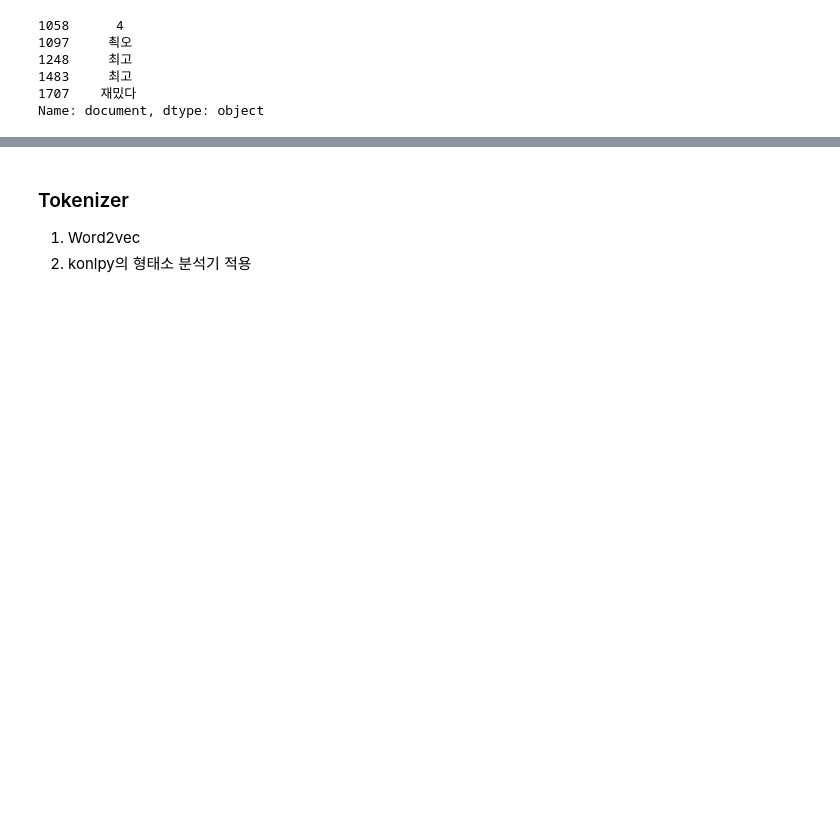
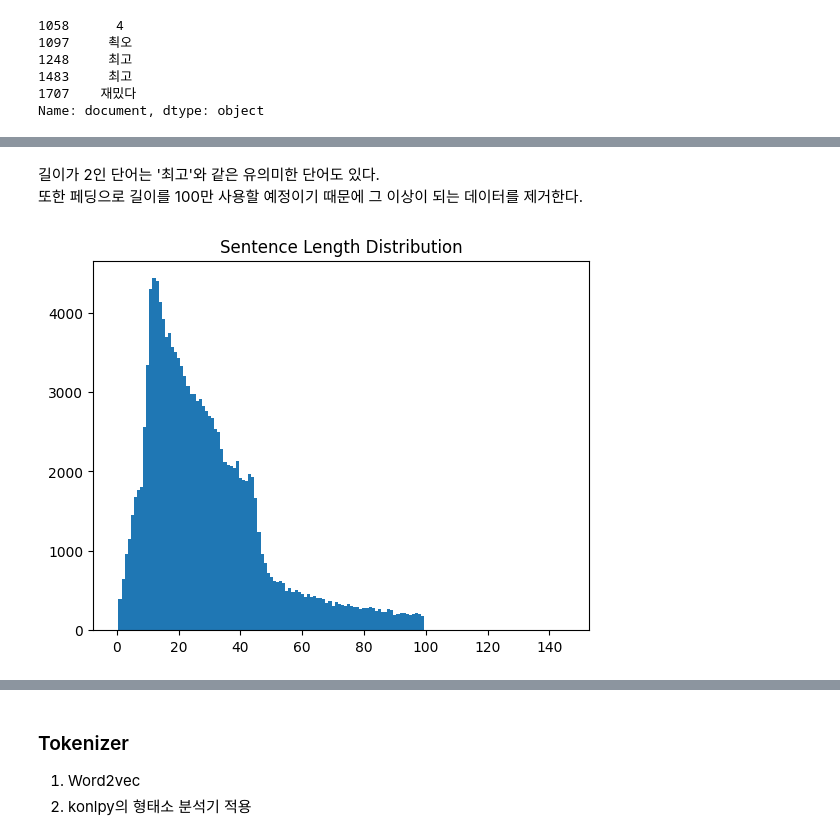
Before and after one commit to crlotwhite-mirror/AiffelOnline4, a Jupyter notebook: GD/Node1/Project1.ipynb, the cells around one changed output, grey strips where cells are left out. Cells and saved outputs as stored; diff of their text form; code cells hidden in the pictures; blank space fills up the shorter version.

```diff
--- a/GD/Node1/Project1.ipynb
+++ b/GD/Node1/Project1.ipynb
@@ -65,0 +162,19 @@ Name: document, dtype: object
+# %% [markdown]
+길이가 2인 단어는 '최고'와 같은 유의미한 단어도 있다.
+또한 페딩으로 길이를 100만 사용할 예정이기 때문에 그 이상이 되는 데이터를 제거한다.
+# %%
+# 길이 조건에 맞는 문장만 선택합니다.
+train_data = train_data[train_data['document'].str.len().between(2, 100)]
+
+
+# 분포도를 다시 그려봅니다.
+sentence_length = np.zeros((max_len), dtype=int)
+
+for sen in train_data['document']:
+    sentence_length[len(sen)-1] += 1
+
+plt.bar(range(max_len), sentence_length, width=1.0)
+plt.title("Sentence Length Distribution")
+plt.show()
+# %% [output]
+[figure, added]
```
Also changed, not shown: parts of 27 cells of this notebook.
